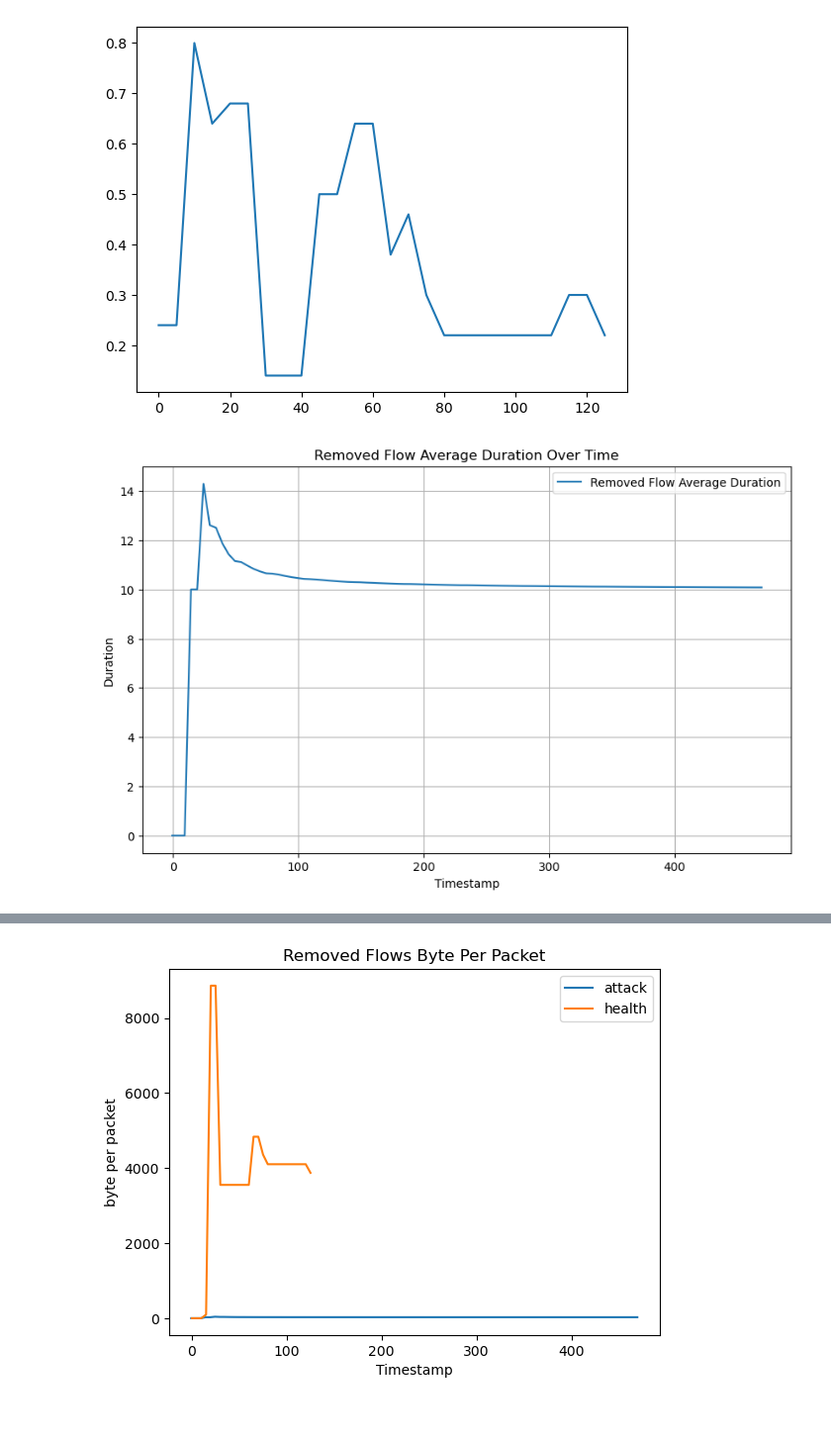
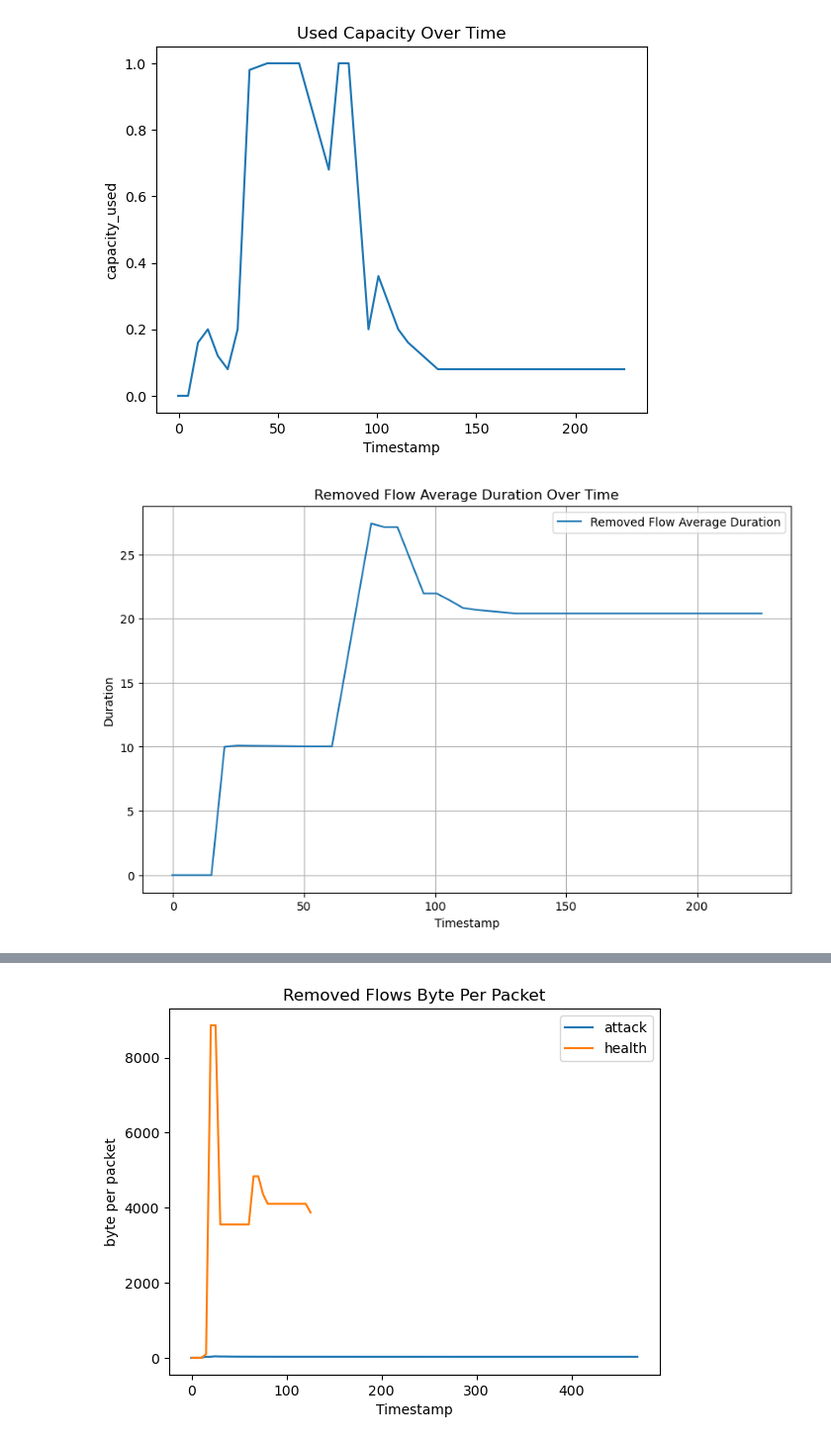
Before and after one commit to mervegrbz/492-Project, a Jupyter notebook: plot.ipynb, the cells around one changed output, grey strips where cells are left out. Shown: that part at 99% size. Drawn from its saved outputs; the diff is of its cells as text; code cells hidden in the pictures; blank space fills up the shorter version.

Commit message:
#arrange data, models, plotting

```diff
--- a/plot.ipynb
+++ b/plot.ipynb
@@ -6,10 +6,14 @@ import csv
 ## read and cretae a panda frame
 import pandas as pd
 
+previous_path_bad = 'data/history_batch_1_bad.csv'
+previous_path_health = 'data/history_batches_1_health.csv'
+batch_1 = 'data-bitirme/history_batches_2.csv'
+batch_2 = 'data-bitirme/history_batches_2.csv'
 ## read the csv file
-df = pd.read_csv('data/history_batch_1_bad.csv')
+df = pd.read_csv(batch_1)
 #df_health = pd.read_csv('data/history_batch_1_bad_attacker.csv')
-df_health = pd.read_csv('data/history_batches_1_health.csv')
+df_health = pd.read_csv(batch_2)
 ##
 df.tail()
 # %% [output]
@@ -24,7 +28,10 @@ df.tail()
 ## timestamp is like 1715339594.1680713 delete the digits after the point
 df['timestamp'] = df['timestamp'].apply(lambda x: int(x) - df['timestamp'][0])
 df_health['timestamp'] = df_health['timestamp'].apply(lambda x: int(x) - int(df_health['timestamp'][0]))
-plt.plot(df_health['timestamp'], df_health['capacity_used'])
+plt.plot(df['timestamp'], df['capacity_used'])
+plt.xlabel('Timestamp')
+plt.ylabel('capacity_used')
+plt.title('Used Capacity Over Time')
 plt.show()
 
 
@@ -44,32 +51,32 @@ plt.plot(df['timestamp'], df['removed_flow_byte_per_packet'], label='Removed Flo
 plt.xlabel('Timestamp')
 plt.ylabel('Bytes per Packet')
 plt.title('Removed Flow Byte per Packet Over Time')
 plt.legend()
 plt.grid(True)
 plt.show()
 
 # Plot 3: average_flow_duration_on_table
 plt.figure(figsize=(10, 6))
 plt.plot(df['timestamp'], df['average_flow_duration_on_table'], label='Average Flow Duration on Table', color='green')
 plt.xlabel('Timestamp')
 plt.ylabel('Duration')
 plt.title('Average Flow Duration on Table Over Time')
 plt.legend()
 plt.grid(True)
 plt.show()
 
 # Plot 4: packet_in_mean
 # Calculate the difference between consecutive 'packet_in_mean' values directly
 df['packet_in_rate'] = df['packet_in_rate'].diff().fillna(0)
 
 plt.figure(figsize=(10, 6))
 plt.plot(df['timestamp'], df['packet_in_rate'], label='Packet In Mean', color='red')
 plt.xlabel('Timestamp')
 plt.ylabel('Packet In Rate')
 plt.title('Packet In Rate Over Time')
 plt.legend()
 plt.grid(True)
 plt.show()
 # %% [output]
-[figure, old version]
+[figure, new version]
-[figure, old version]
+[figure, new version]
```
Also changed, not shown: parts of 2 cells of this notebook, 27 other files.
